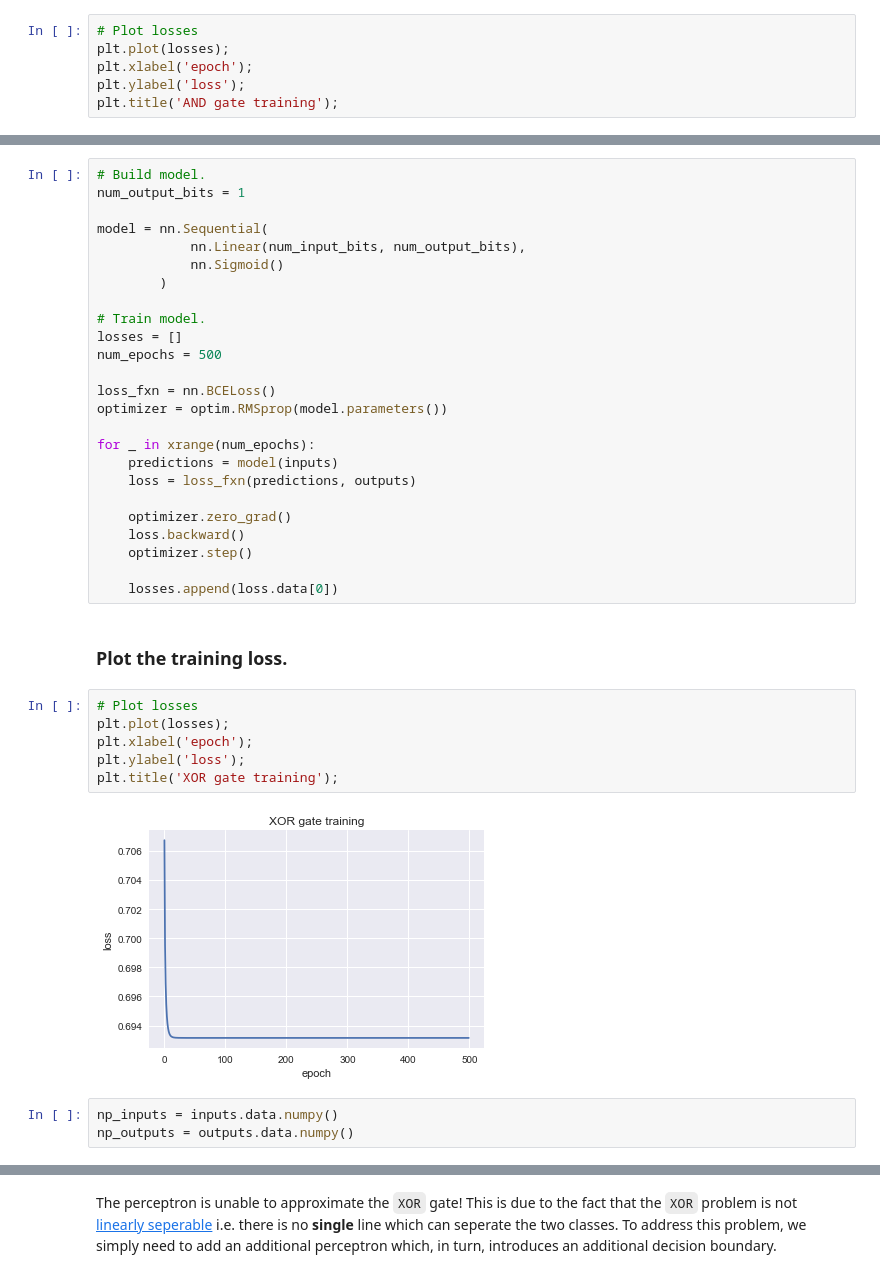
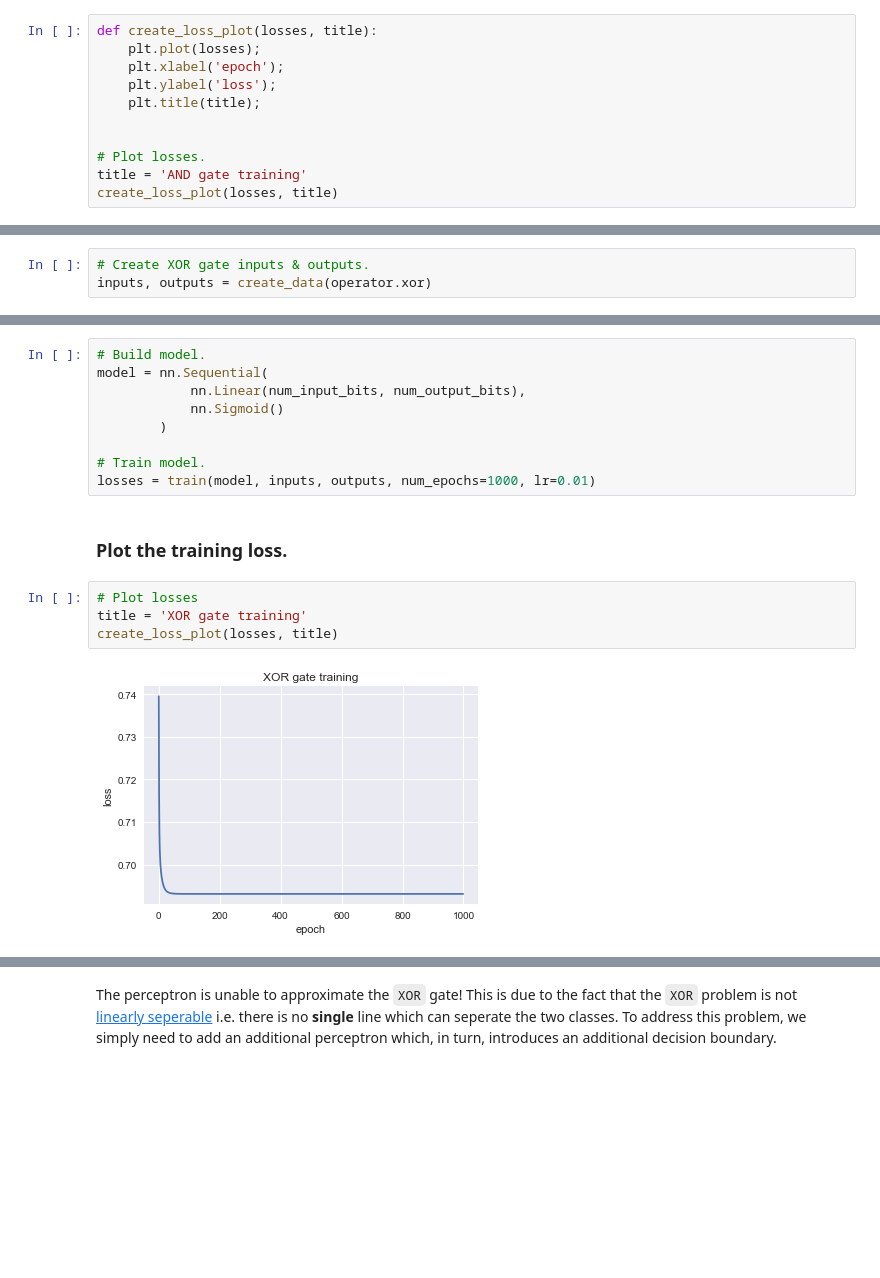
Before and after one commit to jkarimi91/deepxor, a Jupyter notebook: main.ipynb, the cells around one changed output, grey strips where cells are left out. Cells and saved outputs as stored; diff of their text form; blank space fills up the shorter version.

```diff
--- a/main.ipynb
+++ b/main.ipynb
@@ -68,9 +78,14 @@ import matplotlib.pyplot as plt
 import seaborn as sns
 sns.set()  # Applies seaborn style defaults to matplotlib
 # %%
-# Plot losses
-plt.plot(losses);
-plt.xlabel('epoch');
-plt.ylabel('loss');
-plt.title('AND gate training');
+def create_loss_plot(losses, title):
+    plt.plot(losses);
+    plt.xlabel('epoch');
+    plt.ylabel('loss');
+    plt.title(title);
+
+
+# Plot losses.
+title = 'AND gate training'
+create_loss_plot(losses, title)
 # %% [output]
@@ -127,40 +139,22 @@ outputs = Variable(torch.Tensor(outputs).unsqueeze(-1))
+# %%
+# Create XOR gate inputs & outputs.
+inputs, outputs = create_data(operator.xor)
 # %% [markdown]
 ### Build and train the perceptron.
 # %%
 # Build model.
-num_output_bits = 1
-
 model = nn.Sequential(
             nn.Linear(num_input_bits, num_output_bits),
             nn.Sigmoid()
         )
 
 # Train model.
-losses = []
-num_epochs = 500
-
-loss_fxn = nn.BCELoss()
-optimizer = optim.RMSprop(model.parameters())
-
-for _ in xrange(num_epochs):
-    predictions = model(inputs)
-    loss = loss_fxn(predictions, outputs)
-
-    optimizer.zero_grad()
-    loss.backward()
-    optimizer.step()
-
-    losses.append(loss.data[0])
+losses = train(model, inputs, outputs, num_epochs=1000, lr=0.01)
 # %% [markdown]
 ### Plot the training loss.
 # %%
 # Plot losses
-plt.plot(losses);
-plt.xlabel('epoch');
-plt.ylabel('loss');
-plt.title('XOR gate training');
+title = 'XOR gate training'
+create_loss_plot(losses, title)
 # %% [output]
-[figure, old version]
+[figure, new version]
-# %%
-np_inputs = inputs.data.numpy()
-np_outputs = outputs.data.numpy()
```
Also changed, not shown: parts of 17 cells of this notebook.
